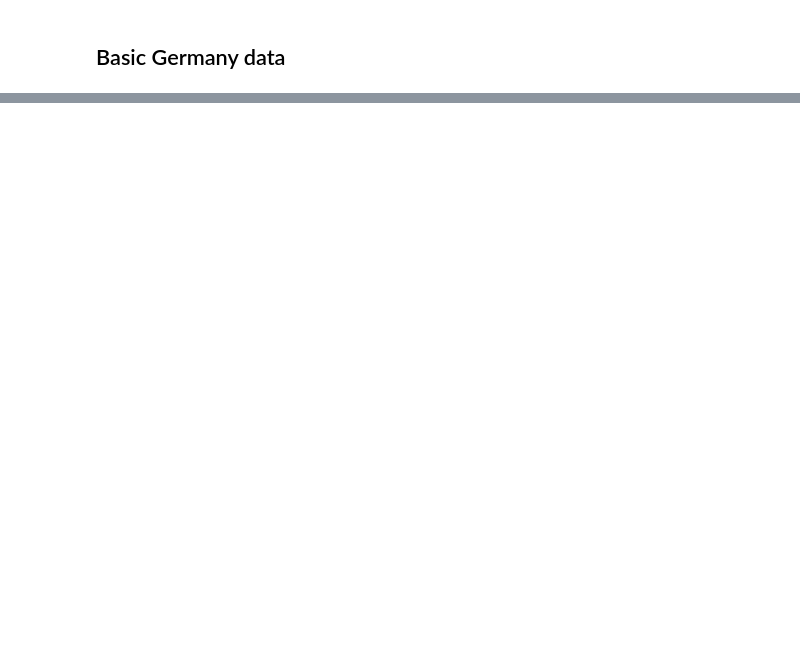
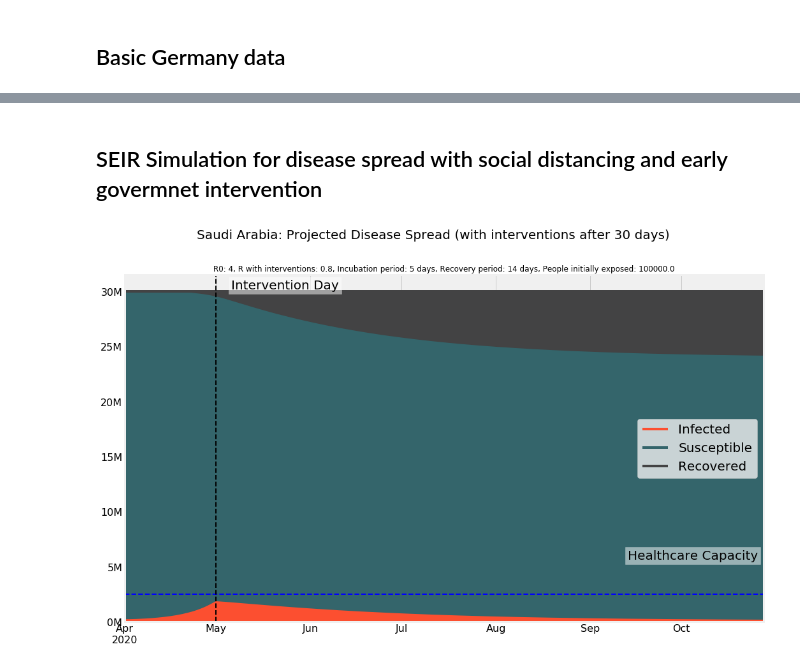
Before and after one commit to Niharika1203/CSE246_FinalProject-1, a Jupyter notebook: CSE246-FinalProject-COVID-19.ipynb, the cells around one changed output, grey strips where cells are left out. Drawn from its saved outputs; the diff is of its cells as text; code cells hidden in the pictures; blank space fills up the shorter version.

```diff
--- a/CSE246-FinalProject-COVID-19.ipynb
+++ b/CSE246-FinalProject-COVID-19.ipynb
@@ -209,0 +442,56 @@ df_deaths_Germany.plot(
+# %% [markdown]
+## SEIR Simulation for disease spread with social distancing and early govermnet intervention
+# %%
+# Model parameters
+reproduction_number_without_interventions = 4  # Number of susceptible people who get exposed/infected by an infected individual.
+reproduction_number_with_interventions = 0.80  # Number of susceptible people who get exposed/infected by an infected individual.
+
+intervention_days = [30]
+for intervention_day in intervention_days:
+    # Model rates calculations
+    beta = (
+        lambda i: (reproduction_number_without_interventions * gamma)
+        if i < intervention_day
+        else (reproduction_number_with_interventions * gamma)
+    )
+
+    # Run simulation
+    results_df = SEIR_model(
+        initial_conditions=init_vals,
+        model_parameters=(sigma, beta, gamma),
+        days=simulation_duration,
+    )
+    # Scale outputs by population size
+    results_df *= population_size
+    results_df = results_df.astype(int)
+    # Set date index
+    results_df.index = pd.date_range(
+        start_date, start_date + pd.Timedelta(days=simulation_duration)
+    )
+
+    # Plotting
+    # for plotting purposes, "infected" includes individuals who have been exposed as well
+    SEIR_chart(
+        pd.DataFrame(
+            {
+                "Infected": results_df["Infected"] + results_df["Exposed"],
+                "Susceptible": results_df["Susceptible"],
+                "Recovered": results_df["Recovered"],
+            }
+        ),
+        "Saudi Arabia: Projected Disease Spread (with interventions after {} days)".format(
+            intervention_day
+        ),
+        "R0: {}, R with interventions: {}, Incubation period: {} days, Recovery period: {} days, People initially exposed: {}".format(
+            reproduction_number_without_interventions,
+            reproduction_number_with_interventions,
+            incubation_period,
+            recovery_period,
+            initial_exposed,
+        ),
+    )
+    SEIR_chart_extra_annotations(
+        pd.to_datetime(start_date + pd.Timedelta(days=intervention_day))
+    )
+# %% [output]
+[figure, added]
```
Also changed, not shown: parts of 12 cells of this notebook, 1 other file.
